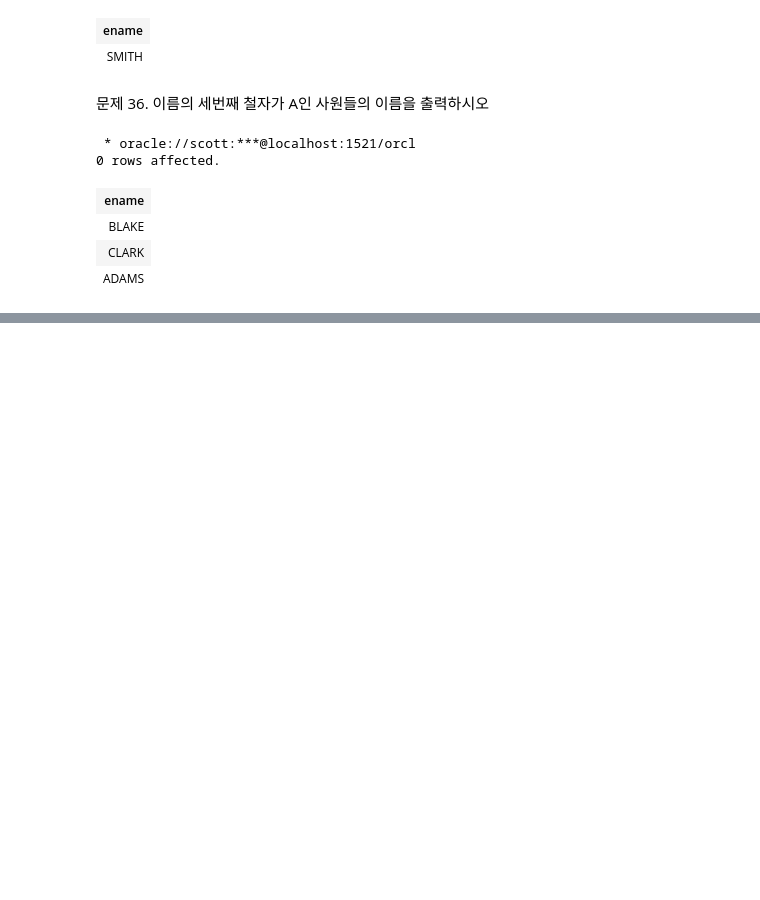
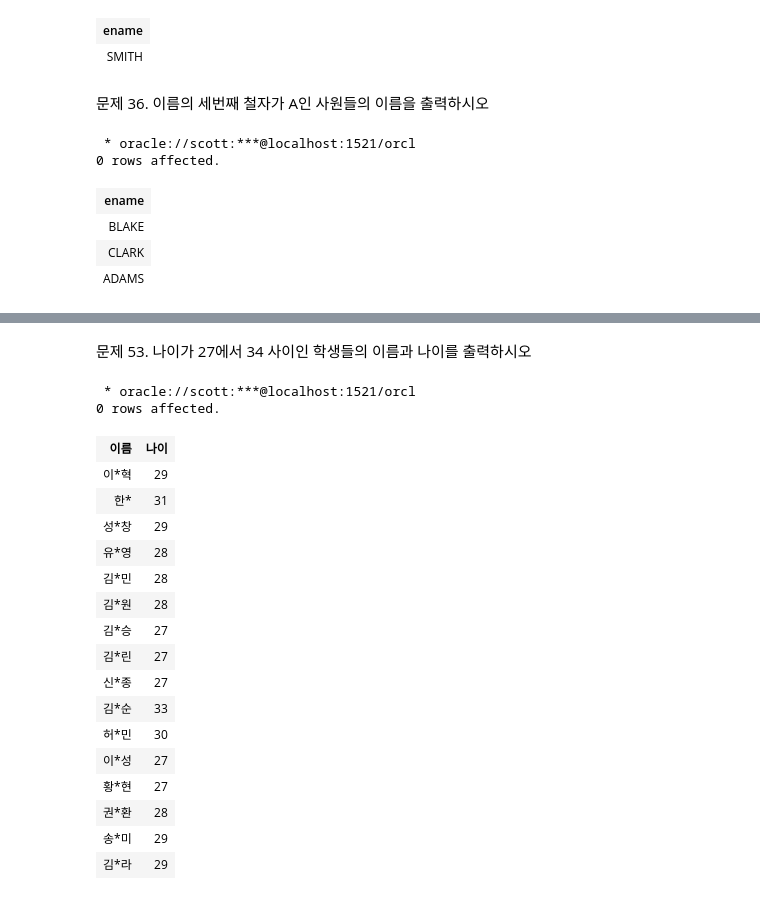
Before and after one commit to unknown-jun/Oracle_SQL, a Jupyter notebook: Part 1. 5~7.ipynb, the cells around one changed output, grey strips where cells are left out. Drawn from its saved outputs; the diff is of its cells as text; code cells hidden in the pictures; blank space fills up the shorter version.

```diff
--- a/Part 1. 5~7.ipynb
+++ b/Part 1. 5~7.ipynb
@@ -584,0 +928,28 @@ select ename
+# %% [markdown]
+문제 53. 나이가 27에서 34 사이인 학생들의 이름과 나이를 출력하시오
+# %%
+%%sql
+
+select replace(ename, substr(ename, 2, 1), '*') "이름", age "나이"
+    from emp12
+    where age between 27 and 34
+# %% [output]
+ * oracle://scott:***@localhost:1521/orcl
+0 rows affected.
+| 이름 | 나이 |
+| 이*혁 | 29 |
+| 한* | 31 |
+| 성*창 | 29 |
+| 유*영 | 28 |
+| 김*민 | 28 |
+| 김*원 | 28 |
+| 김*승 | 27 |
+| 김*린 | 27 |
+| 신*종 | 27 |
+| 김*순 | 33 |
+| 허*민 | 30 |
+| 이*성 | 27 |
+| 황*현 | 27 |
+| 권*환 | 28 |
+| 송*미 | 29 |
+| 김*라 | 29 |
```
Also changed, not shown: parts of 40 cells of this notebook.
